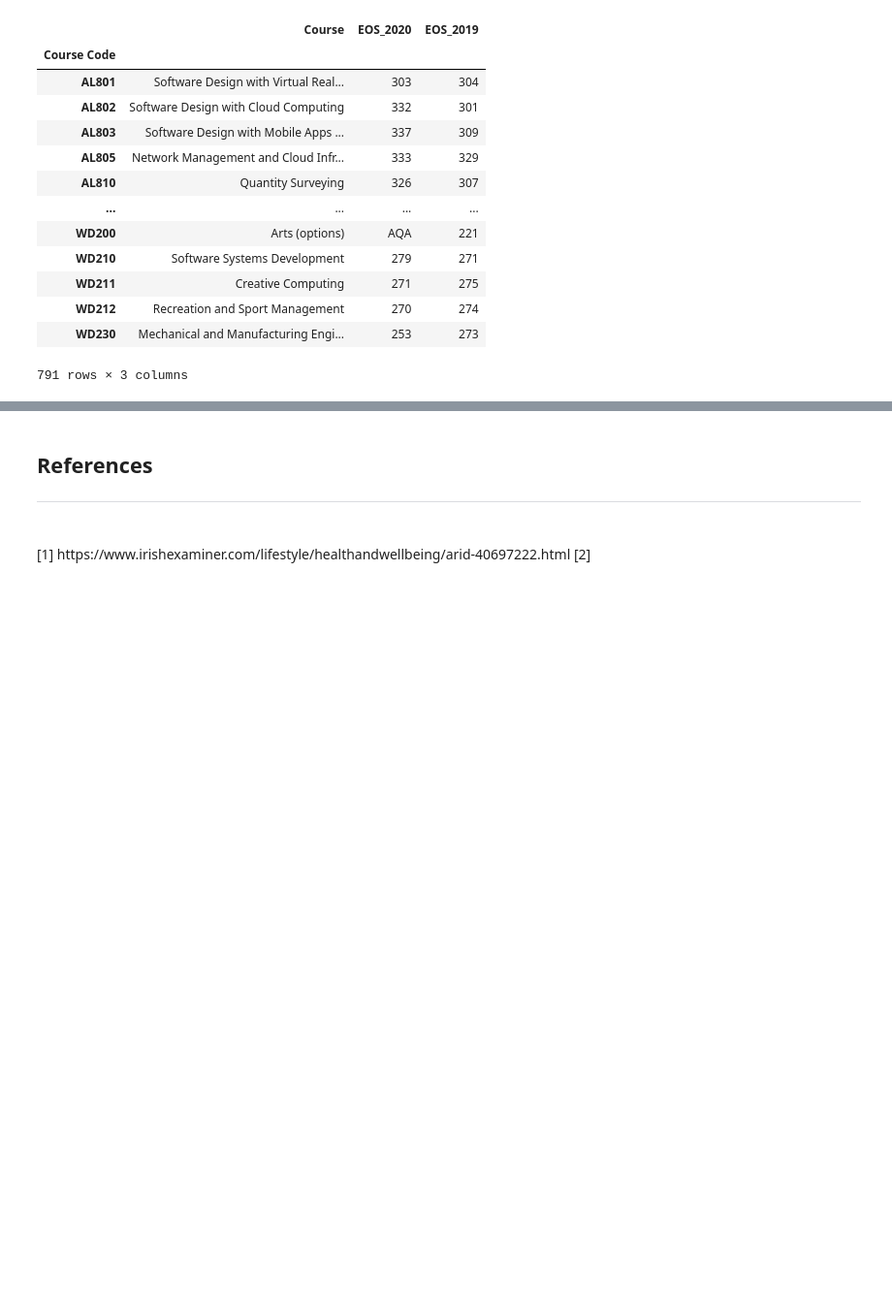
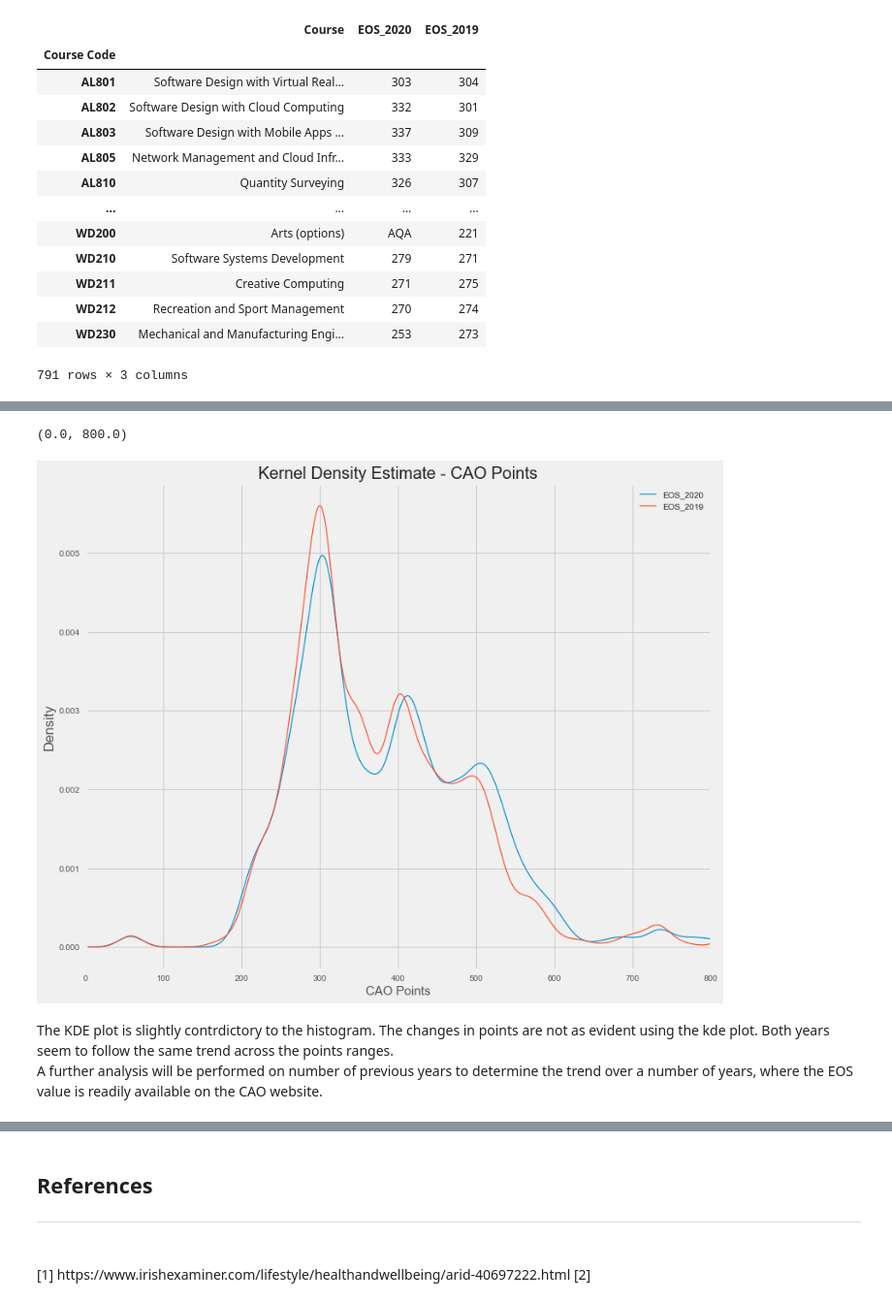
Before and after one commit to G00398275/FODA2021, a Jupyter notebook: cao.ipynb, the cells around one changed output, grey strips where cells are left out. Shown: that part at 97% size. Saved outputs shown, nothing was run; the diff lists cells and outputs as text; code cells hidden in the pictures; blank space fills up the shorter version.

```diff
--- a/cao.ipynb
+++ b/cao.ipynb
@@ -1106,0 +1267,13 @@ eos_courses
+# %%
+plt.style.use('fivethirtyeight')
+plt.rcParams["figure.figsize"] = (12,10)
+eos_courses.plot.kde(bw_method=0.12, linewidth = 1.2)
+plt.xlabel('CAO Points', size=15)
+plt.title ('Kernel Density Estimate - CAO Points', size=20)
+plt.xlim([0, 800])
+# %% [output]
+(0.0, 800.0)
+[figure, added]
+# %% [markdown]
+The KDE plot is slightly contrdictory to the histogram. The changes in points are not as evident using the kde plot. Both years seem to follow the same trend across the points ranges.
+A further analysis will be performed on number of previous years to determine the trend over a number of years, where the EOS value is readily available on the CAO website.
```
Also changed, not shown: parts of 15 cells of this notebook, 5 other files.
